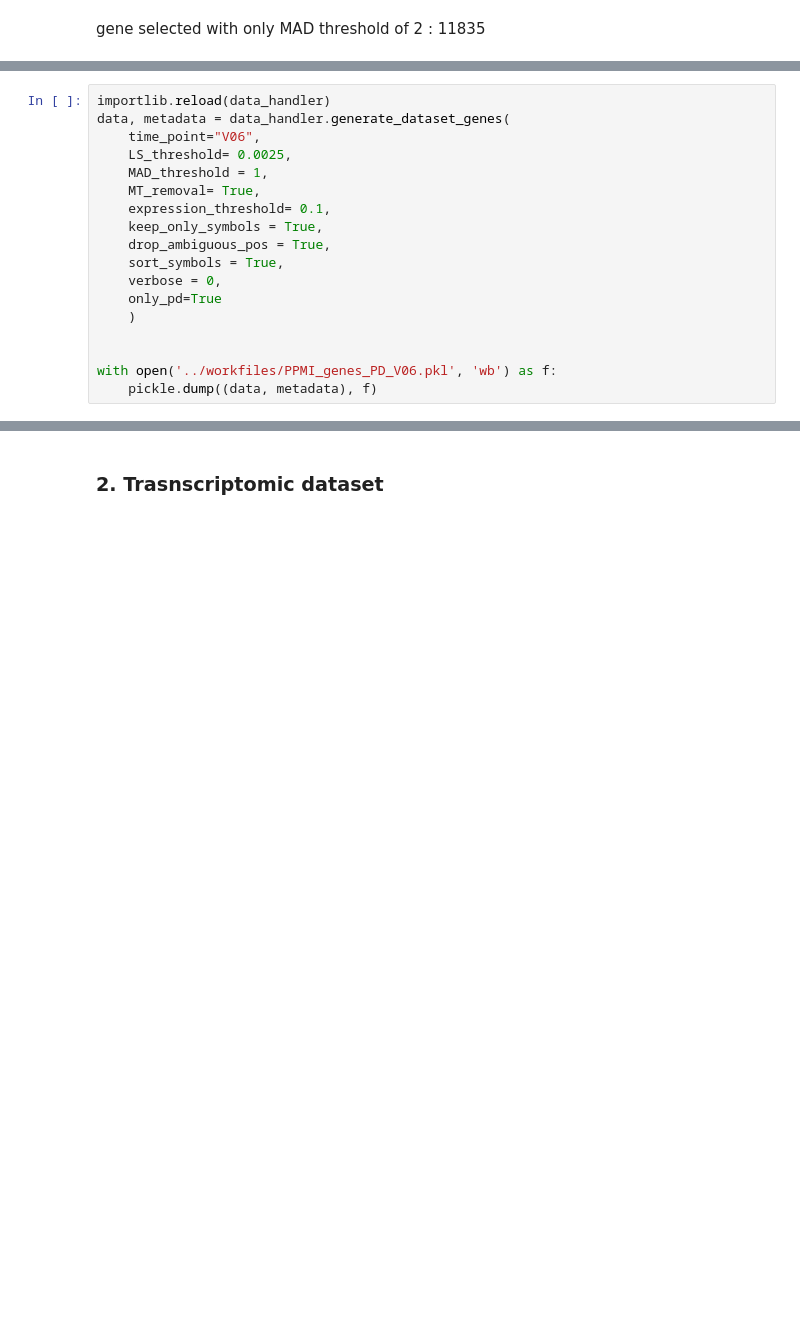
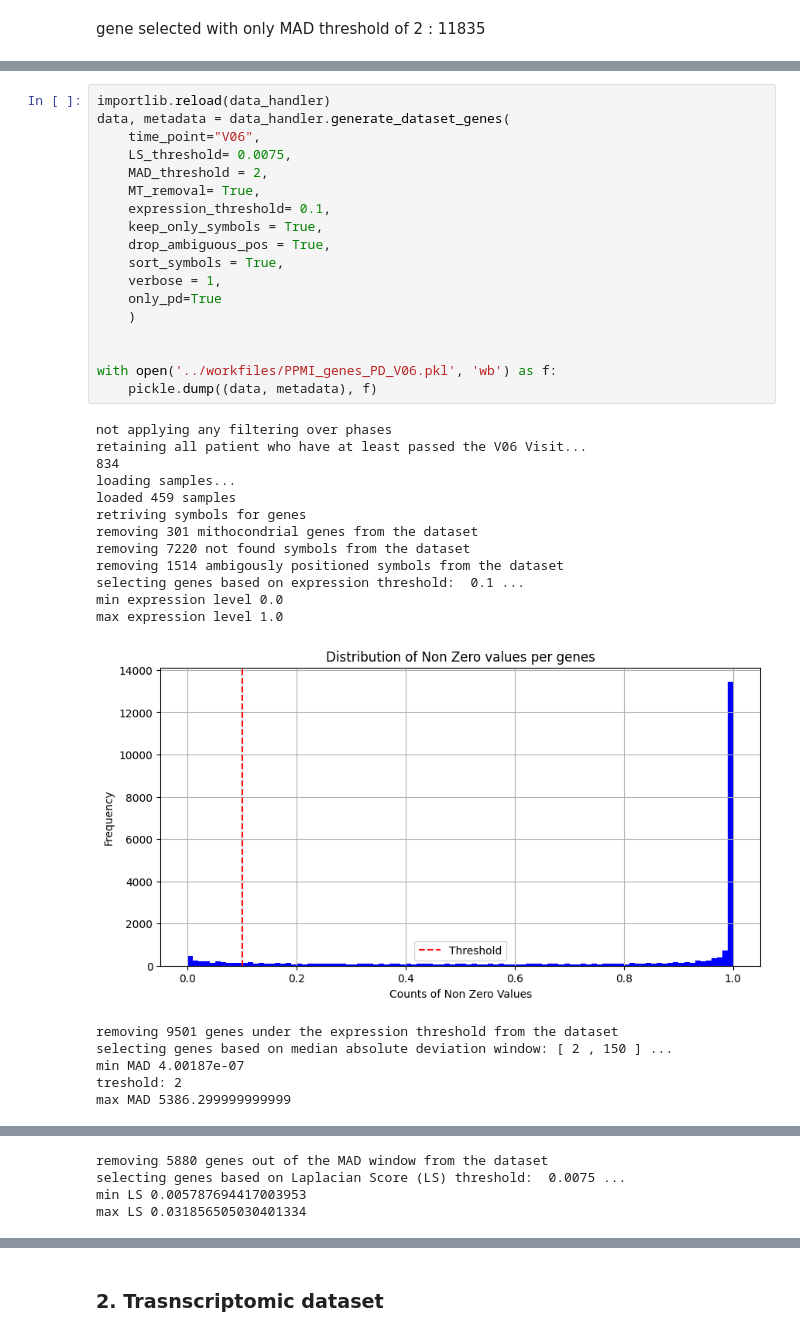
Before and after one commit to aygalic/biosequence_encoding, a Jupyter notebook: thesis_related/dataset_generation.ipynb, the cells around one changed output, grey strips where cells are left out. Cells and saved outputs as stored; diff of their text form; blank space fills up the shorter version.

```diff
--- a/thesis_related/dataset_generation.ipynb
+++ b/thesis_related/dataset_generation.ipynb
@@ -181,18 +234,37 @@ retriving symbols for genes
 # %%
 importlib.reload(data_handler)
 data, metadata = data_handler.generate_dataset_genes(
     time_point="V06",
-    LS_threshold= 0.0025,
-    MAD_threshold = 1,
+    LS_threshold= 0.0075,
+    MAD_threshold = 2,
     MT_removal= True,
     expression_threshold= 0.1,
     keep_only_symbols = True,
     drop_ambiguous_pos = True,
     sort_symbols = True,
-    verbose = 0,
+    verbose = 1,
     only_pd=True
     )
 
 
 with open('../workfiles/PPMI_genes_PD_V06.pkl', 'wb') as f:
     pickle.dump((data, metadata), f)
+# %% [output]
+not applying any filtering over phases
+retaining all patient who have at least passed the V06 Visit...
+834
+loading samples...
+loaded 459 samples
+retriving symbols for genes
+removing 301 mithocondrial genes from the dataset
+removing 7220 not found symbols from the dataset
+removing 1514 ambigously positioned symbols from the dataset
+selecting genes based on expression threshold:  0.1 ...
+min expression level 0.0
+max expression level 1.0
+[figure, added]
+removing 9501 genes under the expression threshold from the dataset
+selecting genes based on median absolute deviation window: [ 2 , 150 ] ...
+min MAD 4.00187e-07
+treshold: 2
+max MAD 5386.299999999999
@@ -198,0 +272,4 @@ with open('../workfiles/PPMI_genes_PD_V06.pkl', 'wb') as f:
+removing 5880 genes out of the MAD window from the dataset
+selecting genes based on Laplacian Score (LS) threshold:  0.0075 ...
+min LS 0.005787694417003953
+max LS 0.031856505030401334
```
Also changed, not shown: parts of 5 cells of this notebook, 1 other file.
